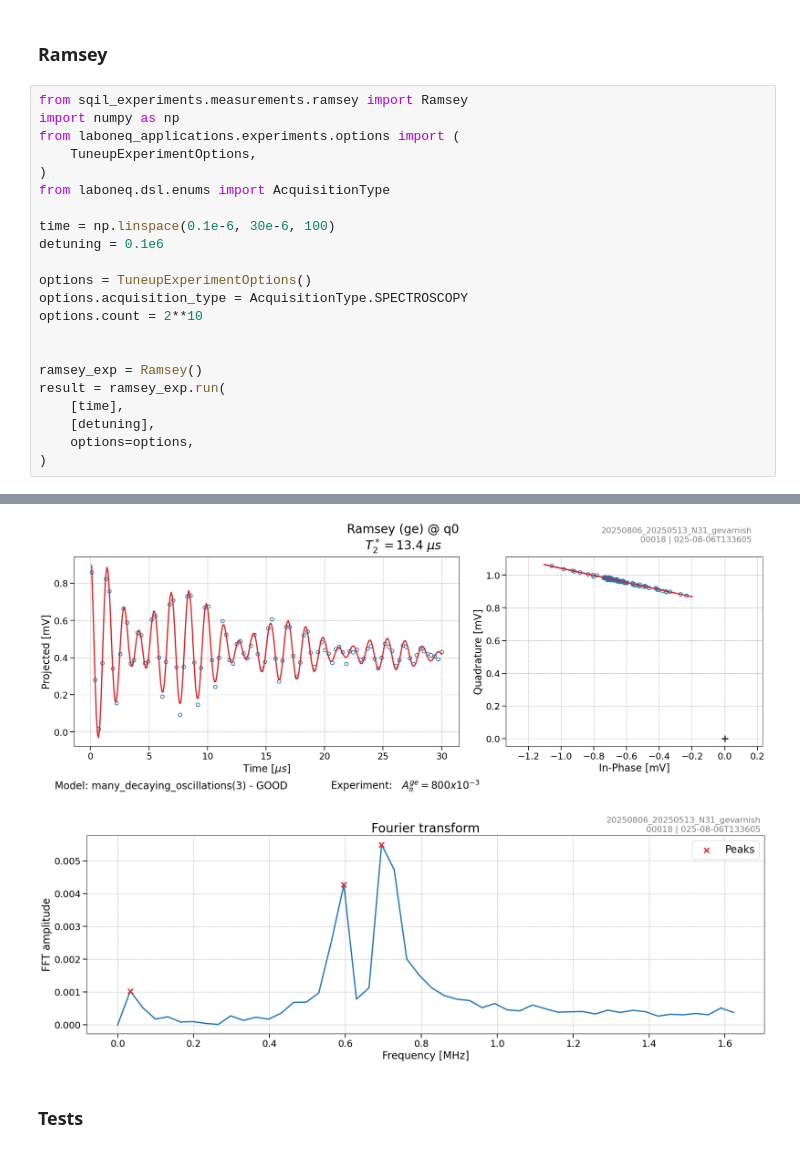
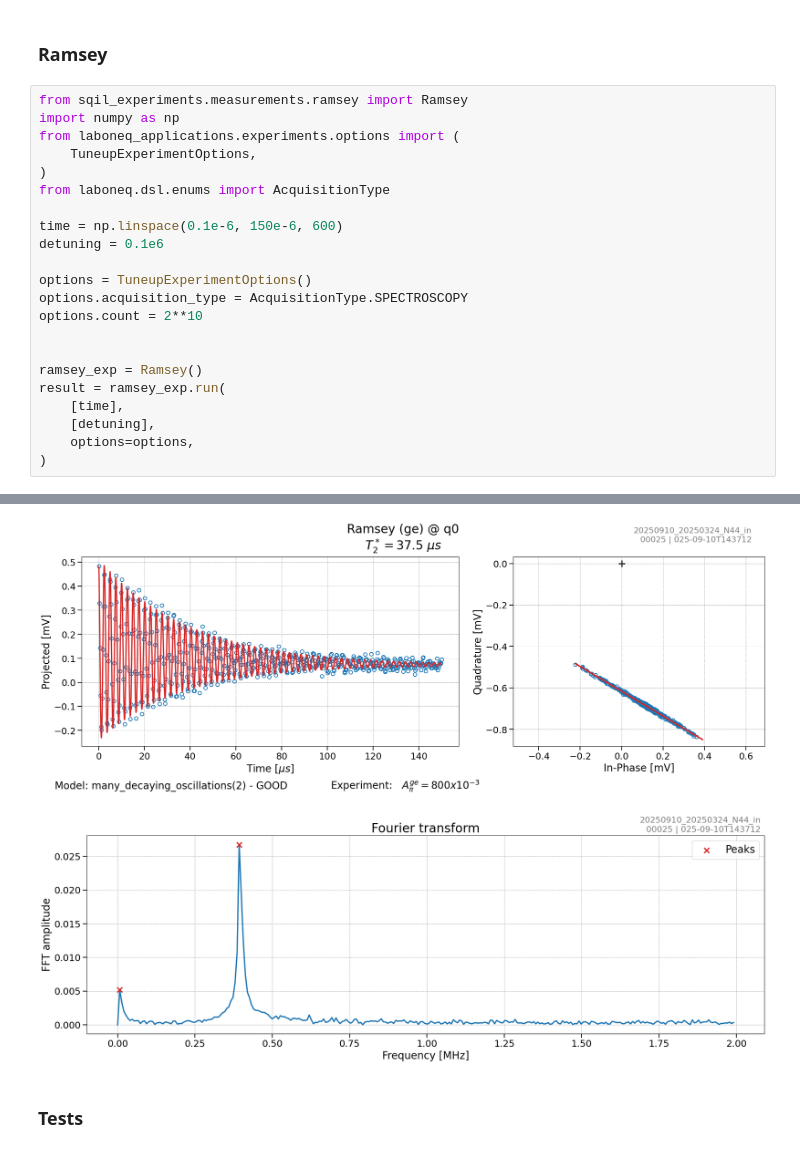
Before and after one commit to SQIL-EPFL/sqil-experiments, a Jupyter notebook: sqil_experiments/measurements/measure.ipynb, the cells around one changed output, grey strips where cells are left out. Cells and saved outputs as stored; diff of their text form.

```diff
--- a/sqil_experiments/measurements/measure.ipynb
+++ b/sqil_experiments/measurements/measure.ipynb
@@ -420,7 +418,7 @@ from laboneq_applications.experiments.options import (
 )
 from laboneq.dsl.enums import AcquisitionType
 
-time = np.linspace(0.1e-6, 30e-6, 100)
+time = np.linspace(0.1e-6, 150e-6, 600)
 detuning = 0.1e6
 
 options = TuneupExperimentOptions()
@@ -465,5 +464,5 @@ result = ramsey_exp.run(
-[figure, old version]
+[figure, new version]
-[figure, old version]
+[figure, new version]
 # %% [markdown]
 ### Tests
 # %%
```
Also changed, not shown: parts of 11 cells of this notebook, 2 other files.
